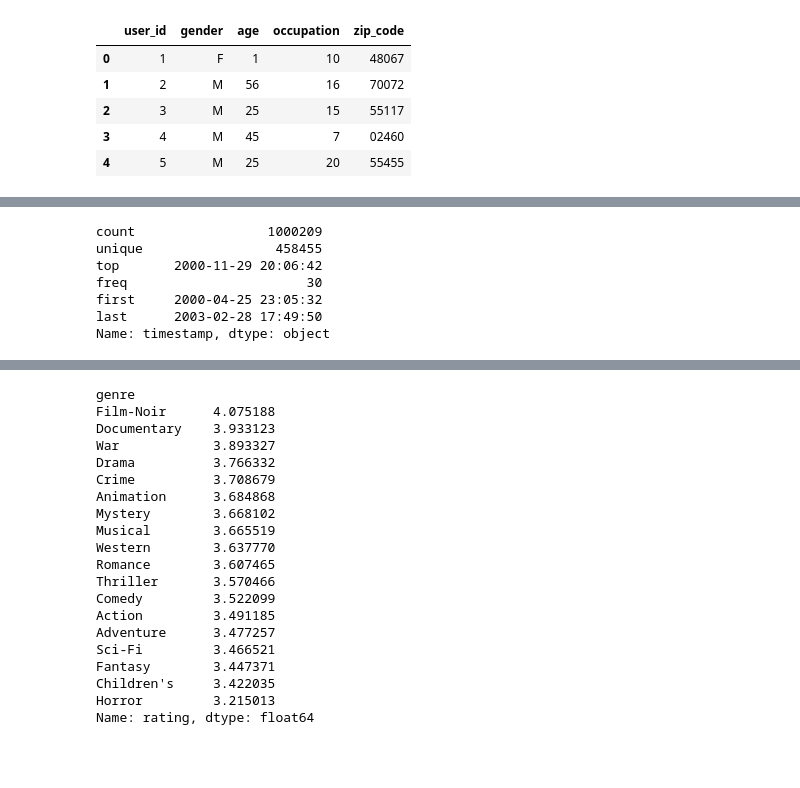
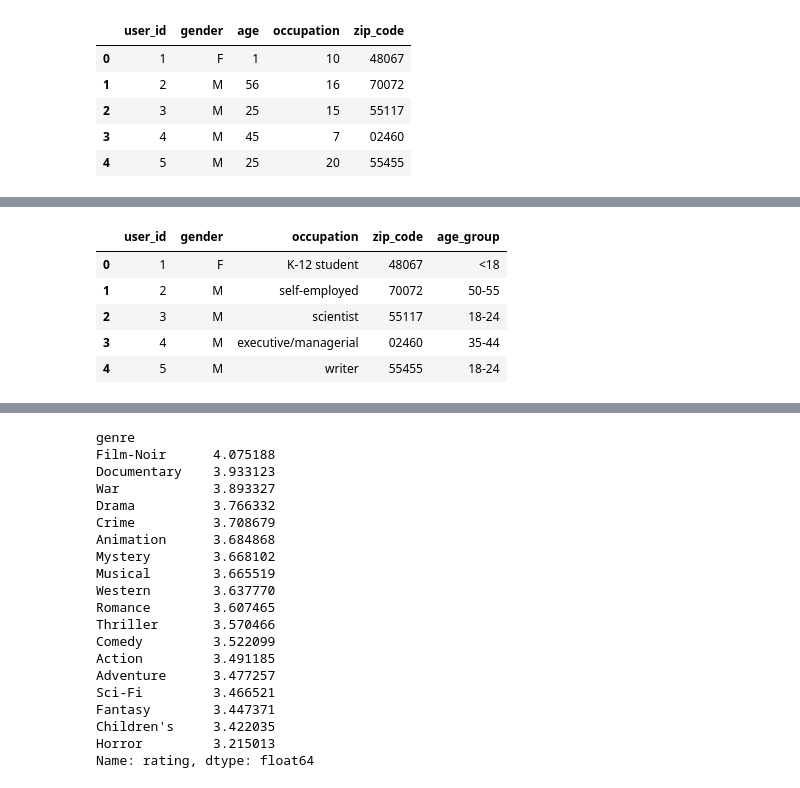
Before and after one commit to abhishekjainz/multi-armed-bandits-recommendation-system, a Jupyter notebook: code/MovieLens 1M EDA.ipynb, the cells around one changed output, grey strips where cells are left out. Cells and saved outputs as stored; diff of their text form; code cells hidden in the pictures; blank space fills up the shorter version.

```diff
--- a/code/MovieLens 1M EDA.ipynb
+++ b/code/MovieLens 1M EDA.ipynb
@@ -88,10 +116,42 @@ df.head()
-# %%
-df['timestamp'].describe()
-# %% [output]
-count                 1000209
-unique                 458455
-top       2000-11-29 20:06:42
-freq                       30
-first     2000-04-25 23:05:32
-last      2003-02-28 17:49:50
-Name: timestamp, dtype: object
+# %%
+# Create age groups
+bins = [0, 18, 25, 35, 45, 50, 56, np.inf]
+ages = ['<18', '18-24', '24-34','35-44', '45-49', '50-55', '56+']
+users['age_group'] = pd.cut(users['age'], bins, labels=ages)
+users = users.drop(["age"], axis = 1)
+
+occupation_map = {
+    0: "other or not specified",
+    1: "academic/educator",
+    2: "artist",
+    3: "clerical/admin",
+    4: "college/grad student",
+    5: "customer service",
+    6: "doctor/health care",
+    7: "executive/managerial",
+    8: "farmer",
+    9: "homemaker",
+    10: "K-12 student",
+    11: "lawyer",
+    12: "programmer",
+    13: "retired",
+    14: "sales/marketing",
+    15: "scientist",
+    16: "self-employed",
+    17: "technician/engineer",
+    18: "tradesman/craftsman",
+    19: "unemployed",
+    20: "writer"
+}
+
+# Map the occupation IDs to occupation names in the users dataframe
+users['occupation'] = users['occupation'].map(occupation_map)
+
+users.head()
+# %% [output]
+|  | user_id | gender | occupation | zip_code | age_group |
+| 0 | 1 | F | K-12 student | 48067 | <18 |
+| 1 | 2 | M | self-employed | 70072 | 50-55 |
+| 2 | 3 | M | scientist | 55117 | 18-24 |
+| 3 | 4 | M | executive/managerial | 02460 | 35-44 |
+| 4 | 5 | M | writer | 55455 | 18-24 |
```
Also changed, not shown: parts of 52 cells of this notebook.
